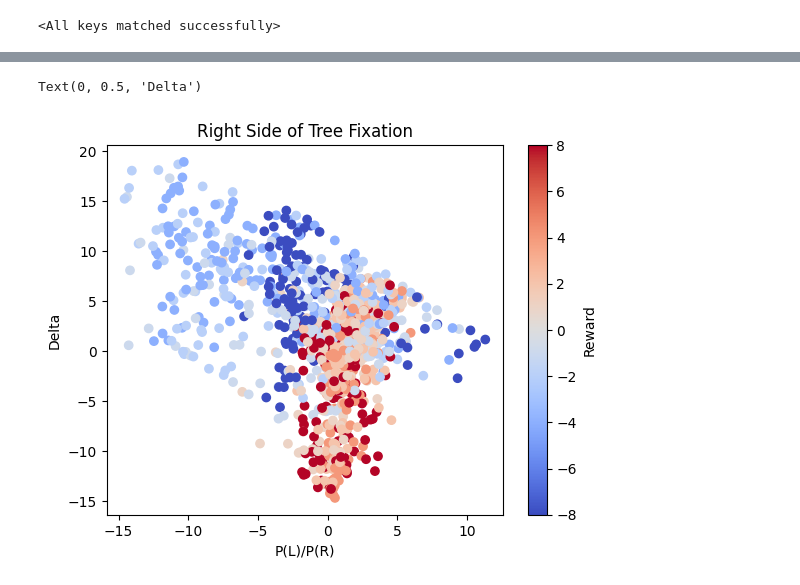
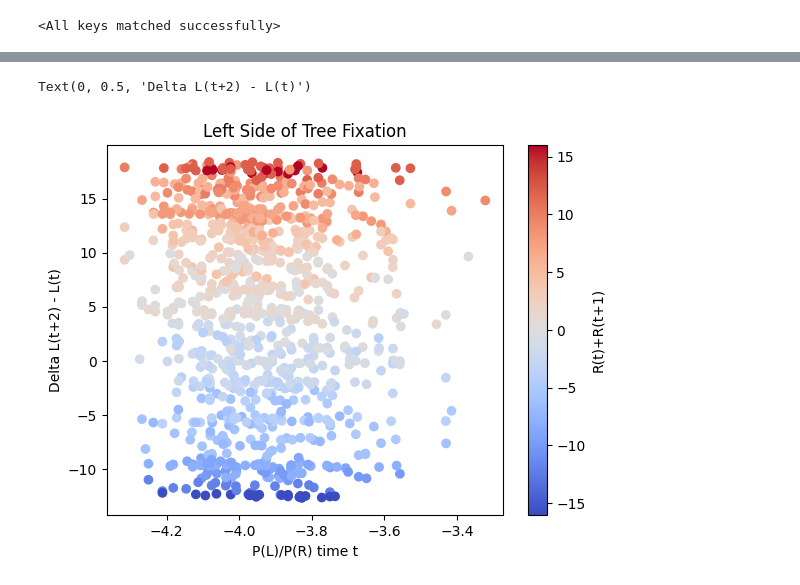
Before and after one commit to SixingChen028/eyeplan_tinyrnn, a Jupyter notebook: test_timeout_network.ipynb, the cells around one changed output, grey strips where cells are left out. Cells and saved outputs as stored; diff of their text form; code cells hidden in the pictures.

Commit message:
Fixed model and new plots

```diff
--- a/test_timeout_network.ipynb
+++ b/test_timeout_network.ipynb
@@ -385,21 +442,19 @@ diff_logit=[]
 rewards=[]
 sides=[]
 step=[]
-
-acc=[]
+acc_reward=[]
 
 for _ in tqdm(range(1000)):
     l,r,si,st=model_fixation_inference(model,test_env)
     sm=np.asarray([softmax(l[t][4:]) for t in range(len(l))])
     ratio=np.log(sm[:,0]/sm[:,1])
     ratio_diff=np.diff(ratio)
-    acc=[]
     for t in range(len(ratio)-1):
         logit.append(ratio[t])
         diff_logit.append(ratio_diff[t])
-        rewards.append(r[:][t])
+        rewards.append(r[t])
+        acc_reward.append(np.sum(r[:t]))
         sides.append(si[t])
         step.append(st[t])
 
-df=pd.DataFrame(dict(logit=logit,delta=diff_logit,reward=rewards,sides=sides,step=step))
-df
+df=pd.DataFrame(dict(logit=logit,delta=diff_logit,reward=rewards,sides=sides,step=step,acc_reward=acc_reward))
@@ -431,0 +493,24 @@ Text(0, 0.5, 'Delta L(t+1) - L(t)')
+# %%
+from scipy.special import softmax
+from tqdm import tqdm
+import pandas as pd
+logit=[]
+diff_logit=[]
+rewards=[]
+sides=[]
+step=[]
+acc_reward=[]
+
+for _ in tqdm(range(1000)):
+    l,r,si,st=model_fixation_inference(model,test_env)
+    sm=np.asarray([softmax(l[t][4:]) for t in range(len(l))])
+    ratio=np.log(sm[:,0]/sm[:,1])
+    for t in range(len(ratio)-2):
+        logit.append(ratio[t])
+        diff_logit.append(ratio[t+2]-ratio[t])
+        rewards.append(r[t+1]+r[t+2])
+        acc_reward.append(np.sum(r[:t]))
+        sides.append(si[t])
+        step.append(st[t])
+
+df=pd.DataFrame(dict(logit=logit,delta=diff_logit,reward=rewards,sides=sides,step=step,acc_reward=acc_reward))
@@ -432,12 +533,12 @@ Text(0, 0.5, 'Delta L(t+1) - L(t)')
 # %%
 
-sub_df=df[(df['sides']=='right')&(df['reward']!=0.0)]
+sub_df=df[(df['sides']=='left')&(df['step']==0)]
 plt.scatter(sub_df['logit'],sub_df['delta'],c=sub_df['reward'],cmap='coolwarm')
 cbar=plt.colorbar()
-cbar.set_label('Reward')
-plt.title("Right Side of Tree Fixation")
-plt.xlabel("P(L)/P(R)")
-plt.ylabel("Delta")
+cbar.set_label('R(t)+R(t+1)')
+plt.title("Left Side of Tree Fixation")
+plt.xlabel("P(L)/P(R) time t")
+plt.ylabel("Delta L(t+2) - L(t)")
 # %% [output]
-Text(0, 0.5, 'Delta')
+Text(0, 0.5, 'Delta L(t+2) - L(t)')
-[figure, old version]
+[figure, new version]
```
Also changed, not shown: parts of 19 cells of this notebook, 5 other files.
